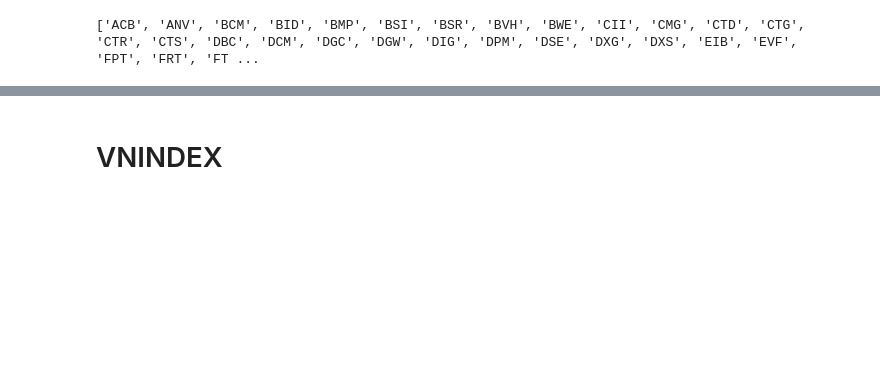
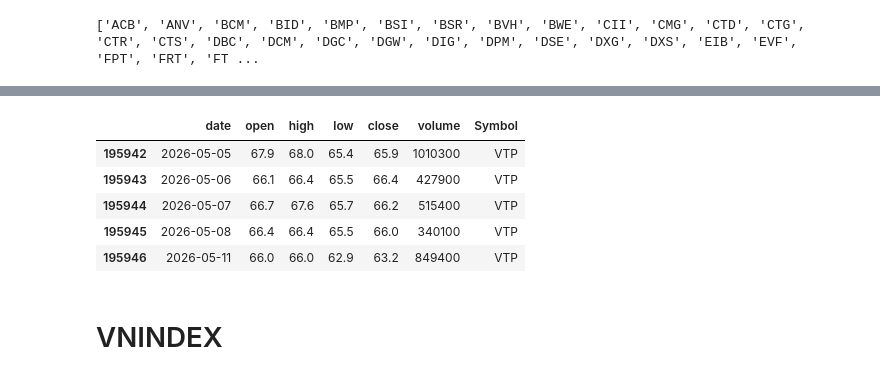
Before and after one commit to phamhuyphong-quant/Top-K-21-Day-Rebalance, a Jupyter notebook: notebooks/01_Data_Collection.ipynb, the cells around one changed output, grey strips where cells are left out. Saved outputs shown, nothing was run; the diff lists cells and outputs as text; code cells hidden in the pictures; blank space fills up the shorter version.

```diff
--- a/notebooks/01_Data_Collection.ipynb
+++ b/notebooks/01_Data_Collection.ipynb
@@ -39,8 +37,8 @@ print(VN100_tags)
 # %% [output]
 ['ACB', 'ANV', 'BCM', 'BID', 'BMP', 'BSI', 'BSR', 'BVH', 'BWE', 'CII', 'CMG', 'CTD', 'CTG', 'CTR', 'CTS', 'DBC', 'DCM', 'DGC', 'DGW', 'DIG', 'DPM', 'DSE', 'DXG', 'DXS', 'EIB', 'EVF', 'FPT', 'FRT', 'FT ...
 # %%
-FILE_PATH = "../data/market_data.parquet"
-START_DATE = "2018-01-01"
+FILE_PATH = "../compare/market_data_local.parquet"
+START_DATE = "2016-01-01"
 BATCH_SIZE = 5  # save mỗi 5 mã
 
 dc.update_market_data(
@@ -70,7 +68,13 @@ dc.update_market_data(
 # %%
 df = pd.read_parquet(FILE_PATH)
 df.tail(5)
-df.to_parquet(FILE_PATH)
+# %% [output]
+|  | date | open | high | low | close | volume | Symbol |
+| 195942 | 2026-05-05 | 67.9 | 68.0 | 65.4 | 65.9 | 1010300 | VTP |
+| 195943 | 2026-05-06 | 66.1 | 66.4 | 65.5 | 66.4 | 427900 | VTP |
+| 195944 | 2026-05-07 | 66.7 | 67.6 | 65.7 | 66.2 | 515400 | VTP |
+| 195945 | 2026-05-08 | 66.4 | 66.4 | 65.5 | 66.0 | 340100 | VTP |
+| 195946 | 2026-05-11 | 66.0 | 66.0 | 62.9 | 63.2 | 849400 | VTP |
 # %% [markdown]
 # VNINDEX
 # %%
```
Also changed, not shown: parts of 5 cells of this notebook, 2 other files.
